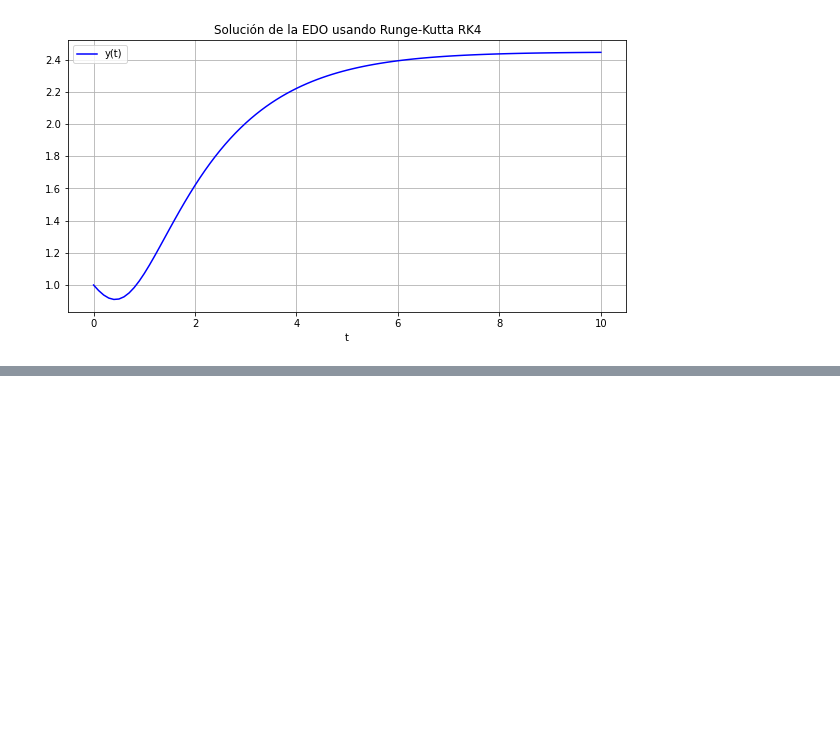
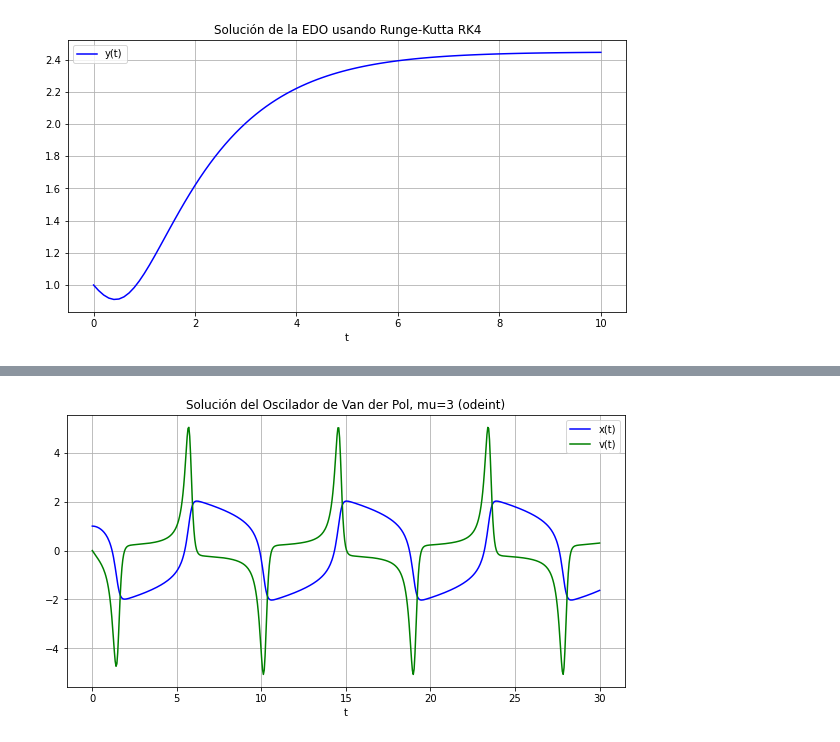
Before and after one commit to carloslizarragac/FisicaComputacional1, a Jupyter notebook: Actividad8.ipynb, the cells around one changed output, grey strips where cells are left out. Saved outputs shown, nothing was run; the diff lists cells and outputs as text; code cells hidden in the pictures; blank space fills up the shorter version.

```diff
--- a/Actividad8.ipynb
+++ b/Actividad8.ipynb
@@ -468,4 +518,54 @@ La ecuación diferencial anterior de segundo orden se puede escribir como un sis
 \frac{dx}{dt} & = & v = f_1\\
 \frac{dv}{dt} & = & \mu (1 - x^2) v - x = f_2 \\
 \end{eqnarray*}
+# %%
+# Integración utilizando 'odeint'
+
+from scipy.integrate import solve_ivp, odeint
+
+# definimos la función F de lado derecho de la ecuación.
+def VanderPol(y,t,mu):
+        x, v = y
+        dydt = [v, mu*(1 - x**2)*v - x]
+        return dydt
+
+
+# Paso de integración h = (tmax-t0)/Npts
+t0=0
+tmax=30.0
+Npts=600
+
+# Definimos el tiempo de integración
+t = np.linspace(t0,tmax,Npts)
+
+# Definimos el coeficiente mu
+mu=3.0
+
+# Definimos las condiciones iniciales
+t_0 = 0.0
+# y_0 = [x_0, v_0]
+y_0 = [1.0, 0.0]
+
+# Definimos los errores de tolerancia para la solución
+abserr = 1.0e-8
+relerr = 1.0e-6
+
+sol=odeint(VanderPol, y_0, t, args=(mu,), atol=abserr, rtol=relerr)
+#print(t)
+#print(sol[:,0],sol[:,1])
+
+# La solución regresa ambas x(t) y v(t)
+y1=sol[:,0]
+y2=sol[:,1]
+
+plt.figure(figsize=(10,5))
+plt.plot(t, y1, 'b', label='x(t)')
+plt.plot(t, y2, 'g', label='v(t)')
+plt.legend(loc='best')
+plt.title('Solución del Oscilador de Van der Pol, mu=3 (odeint)')
+plt.xlabel('t')
+plt.grid()
+plt.show()
+# %% [output]
+[figure, added]
 # %%
```
Also changed, not shown: parts of 8 cells of this notebook.
